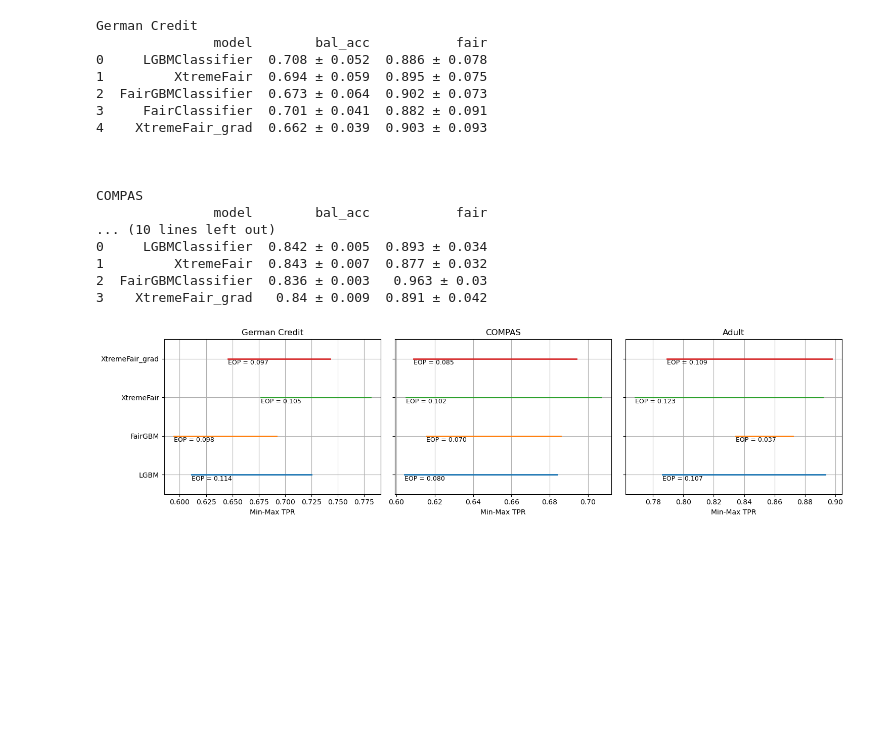
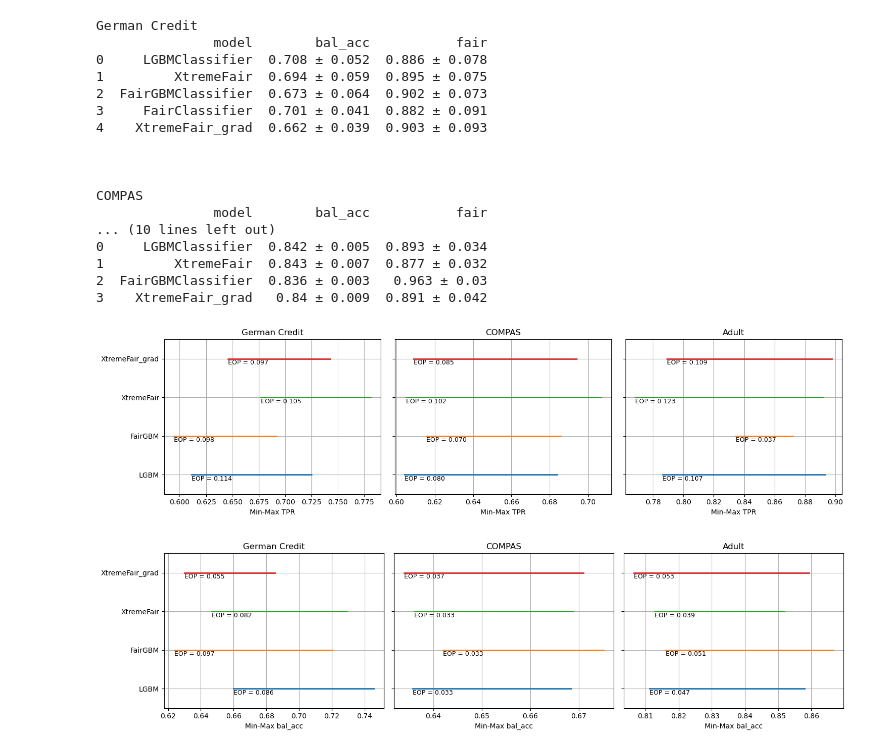
Before and after one commit to hiaac-finance/m2fgb, a Jupyter notebook: notebooks/analyze_results.ipynb, the cells around one changed output. Cells and saved outputs as stored; diff of their text form; code cells hidden in the pictures; blank space fills up the shorter version.

Commit message:
some plots

```diff
--- a/notebooks/analyze_results.ipynb
+++ b/notebooks/analyze_results.ipynb
@@ -115,25 +115,29 @@ for k, dataset in enumerate(["german", "compas", "adult"]):
     results = []
     for model in models:
         model_name = "_".join(model.split("/")[-1].split("_")[:-1])
+        if model_name not in ["LGBMClassifier", "FairGBMClassifier", "XtremeFair", "XtremeFair_grad"]:
+            continue
         alpha = float(model.split("_")[-1])
         if alpha != 0.7:
             continue
-        df = pd.read_csv(model + "/results_v2.csv").iloc[:, 1:]
+        df = pd.read_csv(model + "/results_longer.csv").iloc[:, 1:]
         df["model"] = model_name
-        df = df[["model", "min_tpr", "max_tpr"]]
+        df["tpr_min"] = df[["tpr_0", "tpr_1"]].min(axis=1)
+        df["tpr_max"] = df[["tpr_0", "tpr_1"]].max(axis=1)
+        df = df[["model", "tpr_min", "tpr_max"]]
         df = df.groupby("model").mean().reset_index()
 
         results.append(df)
 
     results = pd.concat(results).reset_index(drop=True)
 
-
-
     for i, model in enumerate(["LGBMClassifier", "FairGBMClassifier", "XtremeFair", "XtremeFair_grad"]):
         df = results[results["model"] == model]
-        axs[k].plot([df["min_tpr"].iloc[0], df["max_tpr"].iloc[0]], [i, i], label=model, linewidth=2)
+        min_tpr = df["tpr_min"].values[0]
+        max_tpr = df["tpr_max"].values[0]
+        axs[k].plot([min_tpr, max_tpr], [i, i], label=model, linewidth=2)
         # annotate the difference above the line
-        axs[k].annotate(f"EOP = {df['max_tpr'].iloc[0] - df['min_tpr'].iloc[0]:.3f}", (df["min_tpr"].iloc[0], i - 0.15), fontsize=9)
+        axs[k].annotate(f"EOP = {max_tpr - min_tpr:.3f}", (min_tpr, i - 0.15), fontsize=9)
 
 
     axs[k].grid()
@@ -147,3 +151,48 @@ for k, dataset in enumerate(["german", "compas", "adult"]):
 plt.tight_layout()
 # %% [output]
 [figure]
+# %%
+fig, axs = plt.subplots(nrows = 1, ncols = 3, figsize = (15, 4), sharey=True)
+
+for k, dataset in enumerate(["german", "compas", "adult"]):
+    # load tables
+    models = glob.glob(f"../results/group_experiment/{dataset}/*")
+    results = []
+    for model in models:
+        model_name = "_".join(model.split("/")[-1].split("_")[:-1])
+        if model_name not in ["LGBMClassifier", "FairGBMClassifier", "XtremeFair", "XtremeFair_grad"]:
+            continue
+        alpha = float(model.split("_")[-1])
+        if alpha != 0.7:
+            continue
+        df = pd.read_csv(model + "/results_longer.csv").iloc[:, 1:]
+        df["model"] = model_name
+        df["bal_acc_min"] = df[["bal_acc_0", "bal_acc_1"]].min(axis=1)
+        df["bal_acc_max"] = df[["bal_acc_0", "bal_acc_1"]].max(axis=1)
+        df = df[["model", "bal_acc_min", "bal_acc_max"]]
+        df = df.groupby("model").mean().reset_index()
+
+        results.append(df)
+
+    results = pd.concat(results).reset_index(drop=True)
+
+    for i, model in enumerate(["LGBMClassifier", "FairGBMClassifier", "XtremeFair", "XtremeFair_grad"]):
+        df = results[results["model"] == model]
+        min_bal_acc = df["bal_acc_min"].values[0]
+        max_bal_acc = df["bal_acc_max"].values[0]
+        axs[k].plot([min_bal_acc, max_bal_acc], [i, i], label=model, linewidth=2)
+        # annotate the difference above the line
+        axs[k].annotate(f"EOP = {max_bal_acc - min_bal_acc:.3f}", (min_bal_acc, i - 0.15), fontsize=9)
+
+
+    axs[k].grid()
+    axs[k].set_title(dataset_names[dataset])
+    axs[k].set_xlabel("Min-Max bal_acc")
+    axs[k].set_ylim(-0.5, 3.5)
+    axs[k].set_yticks([0, 1, 2, 3])
+    axs[k].set_yticklabels(["LGBM", "FairGBM", "XtremeFair", "XtremeFair_grad"])
+    #if k == 0:
+    #    axs[0].legend(loc="lower left", bbox_to_anchor=(-0.7, 0.5), frameon=False)
+plt.tight_layout()
+# %% [output]
+[figure, added]
```
